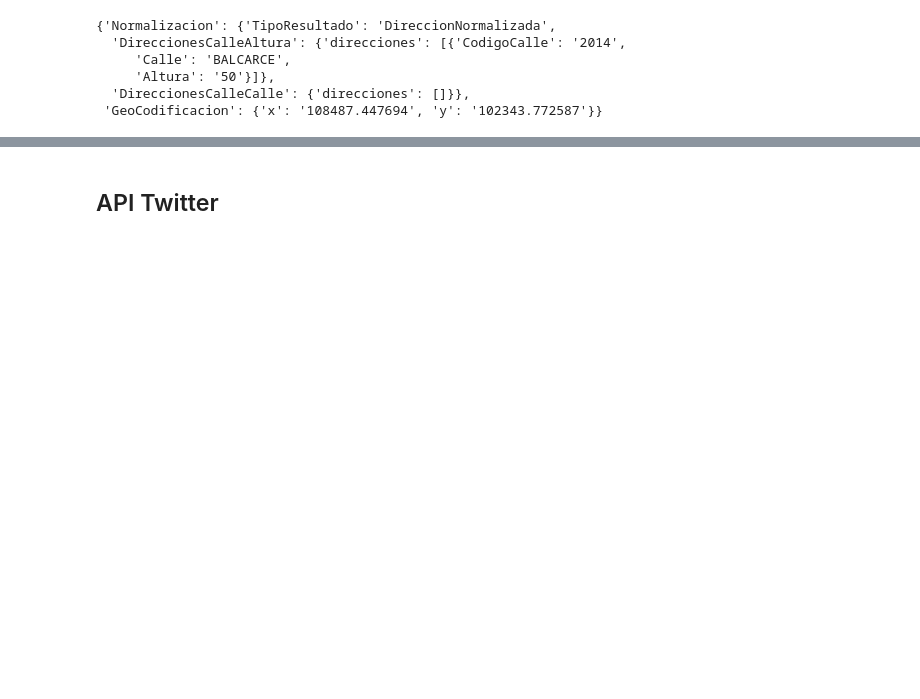
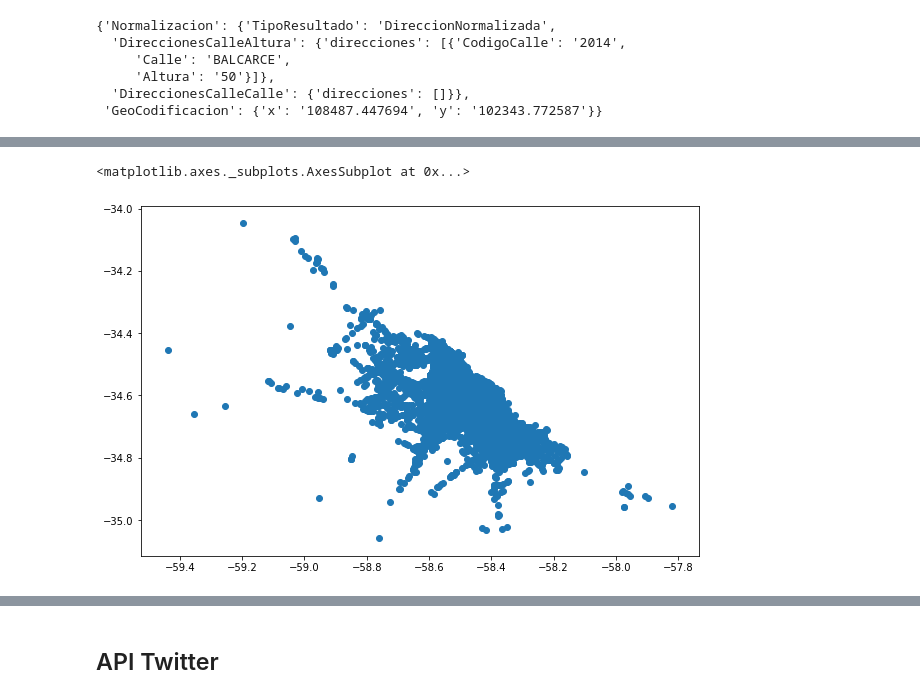
Before and after one commit to institutohumai/cursos-python, a Jupyter notebook: APIs/1_APIs_Geograficas/clase-1.ipynb, the cells around one changed output, grey strips where cells are left out. Drawn from its saved outputs; the diff is of its cells as text; code cells hidden in the pictures; blank space fills up the shorter version.

Commit message:
Agrego api transporte gcba

```diff
--- a/APIs/1_APIs_Geograficas/clase-1.ipynb
+++ b/APIs/1_APIs_Geograficas/clase-1.ipynb
@@ -760,0 +805,4 @@ requests.get(
+# %%
+# carga credenciales
+with open('api_transporte_creds.json', 'r') as f:
+    creds = json.load(f)
@@ -760,0 +812,5 @@ requests.get(
+# %%
+colectivos_ahora = requests.get(
+    f'https://apitransporte.buenosaires.gob.ar/colectivos/vehiclePositionsSimple?client_id={client_id}&client_secret={client_secret}'
+).json()
+colectivos_ahora[:5]
@@ -760,0 +835,9 @@ requests.get(
+# %%
+gdf = gpd.GeoDataFrame(colectivos_ahora)
+# %%
+gdf['geometry'] = gpd.points_from_xy(gdf.longitude, gdf.latitude)
+# %%
+gdf.plot(figsize=(10, 10))
+# %% [output]
+<matplotlib.axes._subplots.AxesSubplot at 0x...>
+[figure, added]
```
Also changed, not shown: parts of 19 cells of this notebook, 2 other files.
